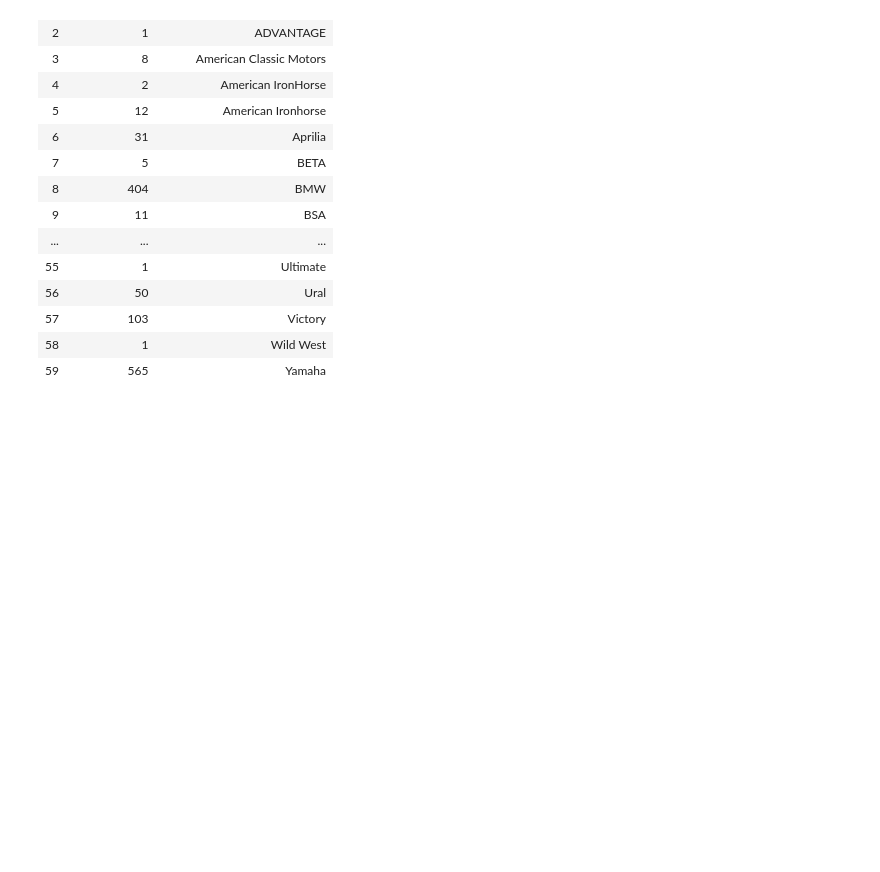
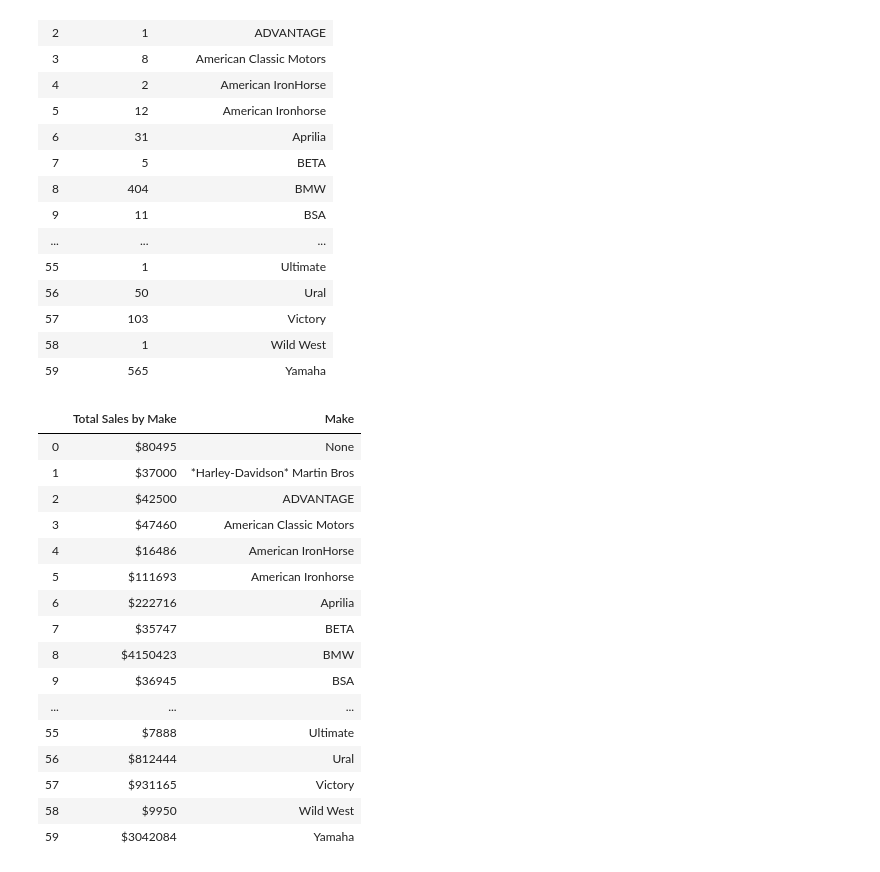
Before and after one commit to mtwalk10/DataAnalytics, a Jupyter notebook: MotorcycleDataPresentation.ipynb, the cells around one changed output. Cells and saved outputs as stored; diff of their text form; code cells hidden in the pictures; blank space fills up the shorter version.

```diff
--- a/MotorcycleDataPresentation.ipynb
+++ b/MotorcycleDataPresentation.ipynb
@@ -101,3 +101,29 @@ make_query(query)
 | 57 | 103 | Victory |
 | 58 | 1 | Wild West |
 | 59 | 565 | Yamaha |
+# %%
+# - Basic Data Manipulation - Total Sales By Make
+query = """
+SELECT '$' || SUM(CAST(REPLACE(REPLACE(Price, '$',''), ',','') AS int)) AS "Total Sales by Make", Make
+FROM Sales
+GROUP BY Make
+"""
+make_query(query)
+# %% [output]
+|  | Total Sales by Make | Make |
+| 0 | $80495 | None |
+| 1 | $37000 | *Harley-Davidson* Martin Bros |
+| 2 | $42500 | ADVANTAGE |
+| 3 | $47460 | American Classic Motors |
+| 4 | $16486 | American IronHorse |
+| 5 | $111693 | American Ironhorse |
+| 6 | $222716 | Aprilia |
+| 7 | $35747 | BETA |
+| 8 | $4150423 | BMW |
+| 9 | $36945 | BSA |
+| ... | ... | ... |
+| 55 | $7888 | Ultimate |
+| 56 | $812444 | Ural |
+| 57 | $931165 | Victory |
+| 58 | $9950 | Wild West |
+| 59 | $3042084 | Yamaha |
```
Also changed, not shown: parts of 1 cell of this notebook, 1 other file.
